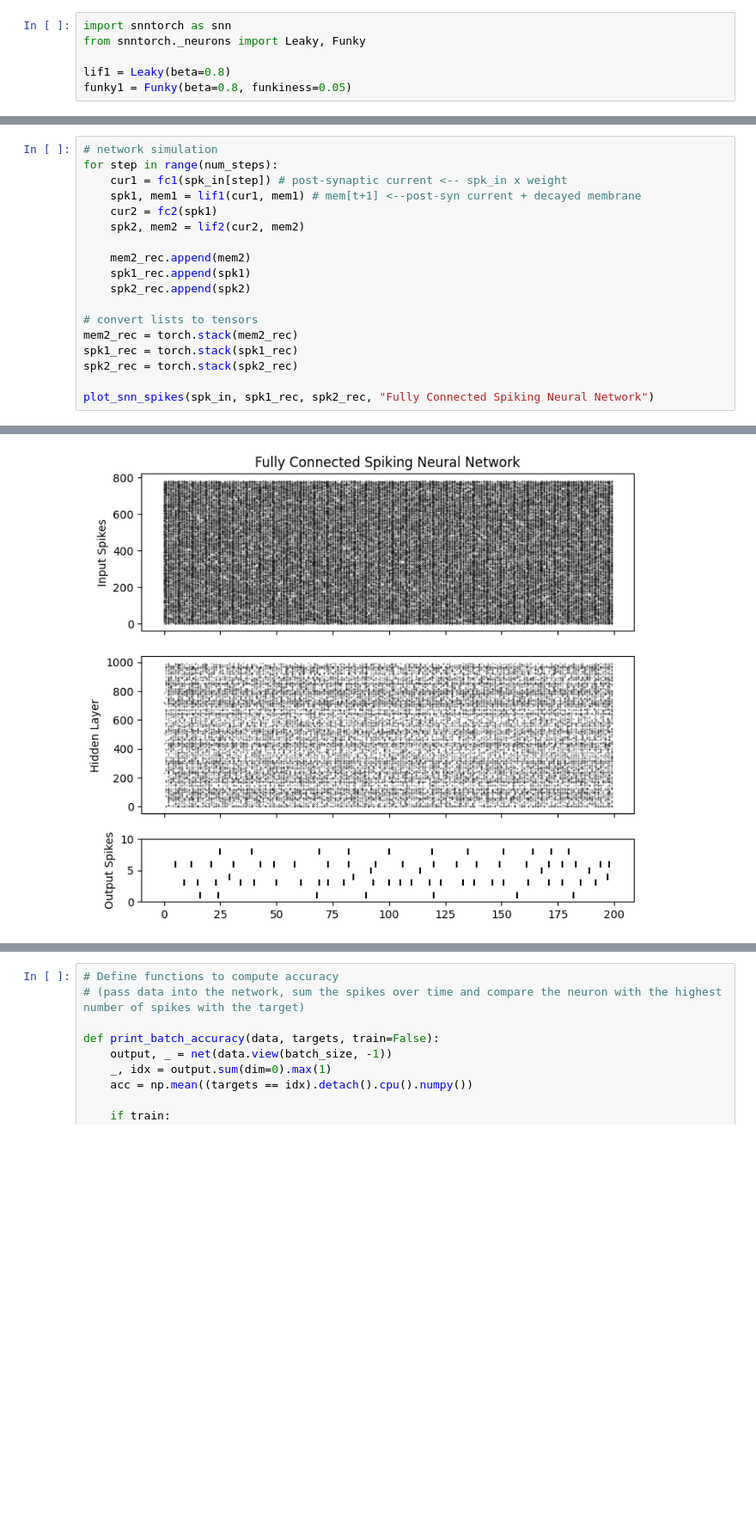
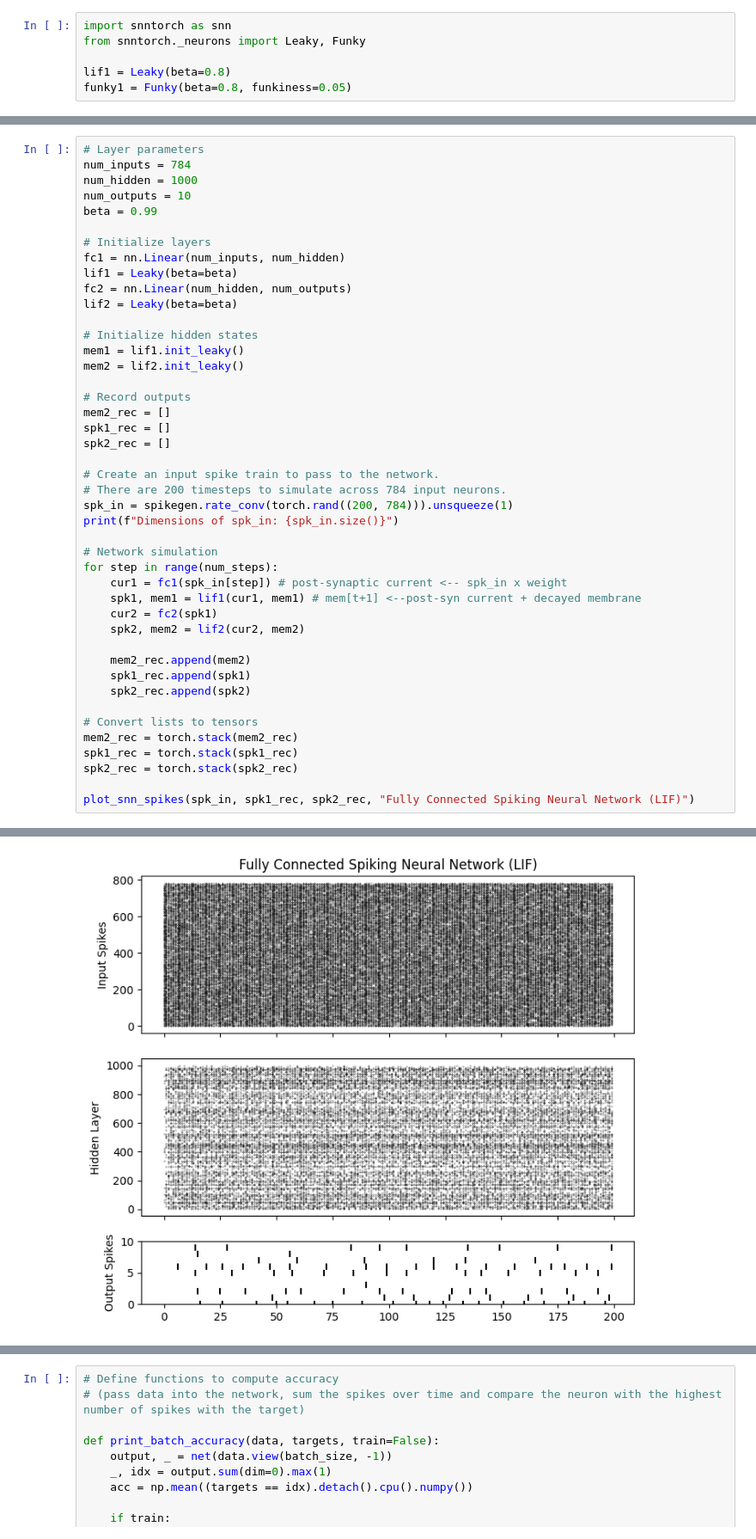
Before and after one commit to calderast/spiking-neural-networks, a Jupyter notebook: funky_snn.ipynb, the cells around one changed output, grey strips where cells are left out. Shown at 86% size. Cells and saved outputs as stored; diff of their text form; blank space fills up the shorter version.

```diff
--- a/funky_snn.ipynb
+++ b/funky_snn.ipynb
@@ -192,5 +148,31 @@ The only difference from our simulations thus far is that we are now scaling the
 # %%
-# network simulation
+# Layer parameters
+num_inputs = 784
+num_hidden = 1000
+num_outputs = 10
+beta = 0.99
+
+# Initialize layers
+fc1 = nn.Linear(num_inputs, num_hidden)
+lif1 = Leaky(beta=beta)
+fc2 = nn.Linear(num_hidden, num_outputs)
+lif2 = Leaky(beta=beta)
+
+# Initialize hidden states
+mem1 = lif1.init_leaky()
+mem2 = lif2.init_leaky()
+
+# Record outputs
+mem2_rec = []
+spk1_rec = []
+spk2_rec = []
+
+# Create an input spike train to pass to the network.
+# There are 200 timesteps to simulate across 784 input neurons.
+spk_in = spikegen.rate_conv(torch.rand((200, 784))).unsqueeze(1)
+print(f"Dimensions of spk_in: {spk_in.size()}")
+
+# Network simulation
 for step in range(num_steps):
     cur1 = fc1(spk_in[step]) # post-synaptic current <-- spk_in x weight
     spk1, mem1 = lif1(cur1, mem1) # mem[t+1] <--post-syn current + decayed membrane
@@ -201,10 +183,10 @@ for step in range(num_steps):
     spk1_rec.append(spk1)
     spk2_rec.append(spk2)
 
-# convert lists to tensors
+# Convert lists to tensors
 mem2_rec = torch.stack(mem2_rec)
 spk1_rec = torch.stack(spk1_rec)
 spk2_rec = torch.stack(spk2_rec)
 
-plot_snn_spikes(spk_in, spk1_rec, spk2_rec, "Fully Connected Spiking Neural Network")
+plot_snn_spikes(spk_in, spk1_rec, spk2_rec, "Fully Connected Spiking Neural Network (LIF)")
 # %% [output]
@@ -211 +194 @@ plot_snn_spikes(spk_in, spk1_rec, spk2_rec, "Fully Connected Spiking Neural Netw
-[figure, old version]
+[figure, new version]
```
Also changed, not shown: parts of 32 cells of this notebook.
